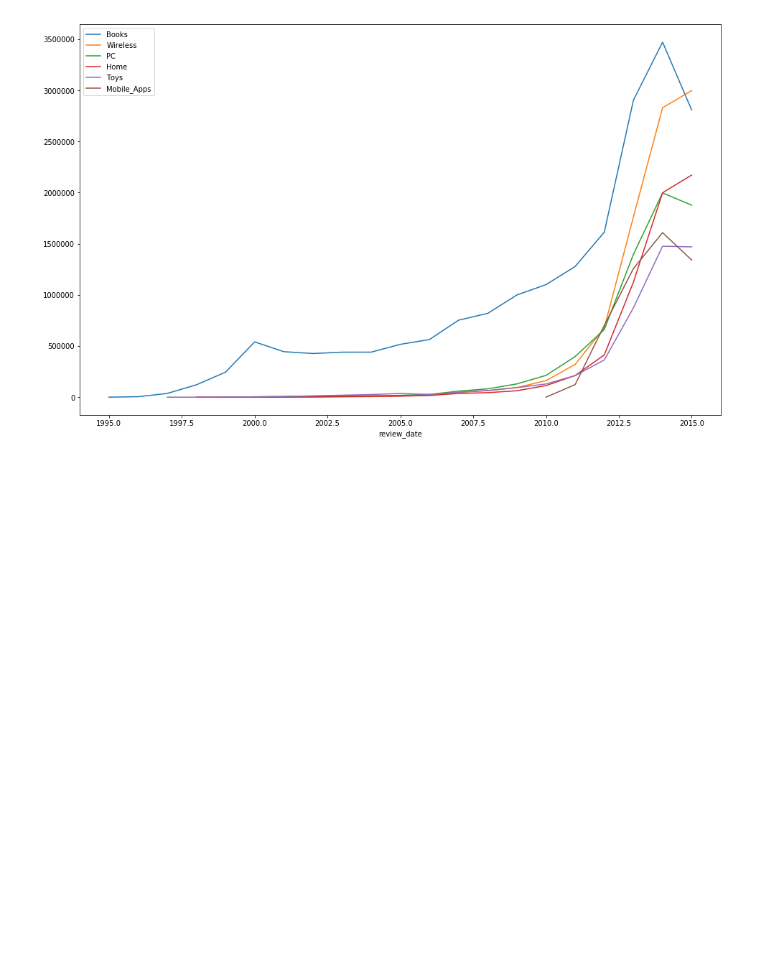
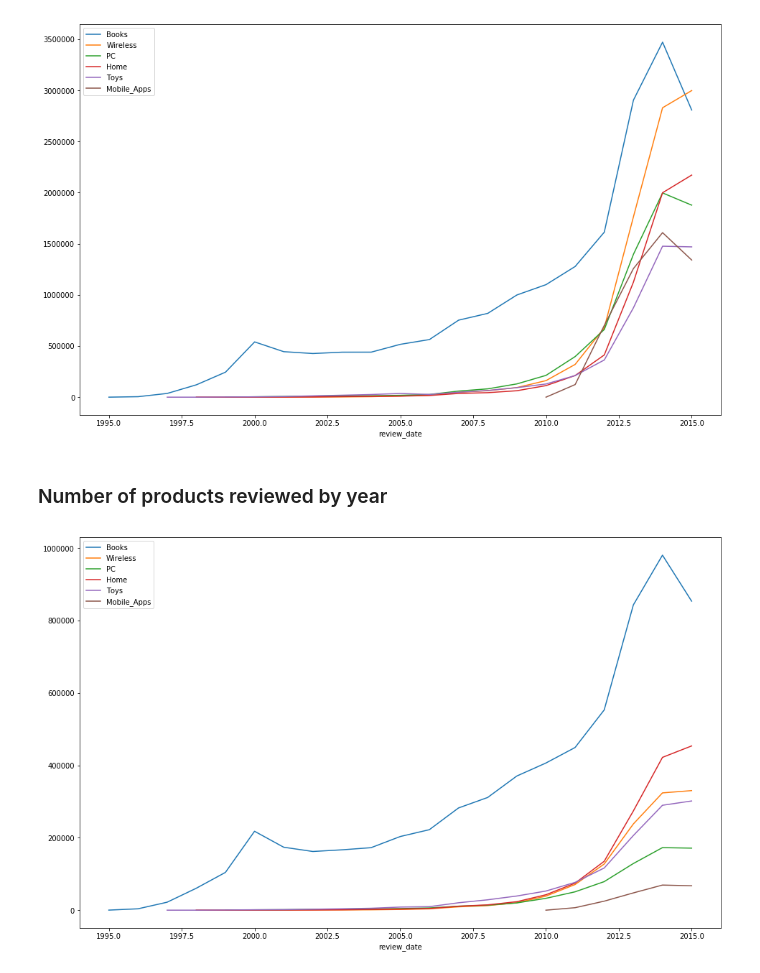
Before and after one commit to pjuda/ada-project, a Jupyter notebook: amazon-project.ipynb, the cells around one changed output. Drawn from its saved outputs; the diff is of its cells as text; code cells hidden in the pictures; blank space fills up the shorter version.

```diff
--- a/amazon-project.ipynb
+++ b/amazon-project.ipynb
@@ -189,0 +201,11 @@ def
+# %% [markdown]
+### Number of products reviewed by year
+# %%
+def count_products_by_year(category, df):
+    df_read = read_DataFrame(category)
+    df[category] = df_read.groupby(pd.DatetimeIndex(df_read['review_date']).year).product_parent.nunique()
+
+products_years = temporal_analysis(chosen_categories, count_products_by_year)
+plot_temporal_evolution(chosen_categories, products_years)
+# %% [output]
+[figure, added]
```
Also changed, not shown: parts of 33 cells of this notebook, 1 other file.
